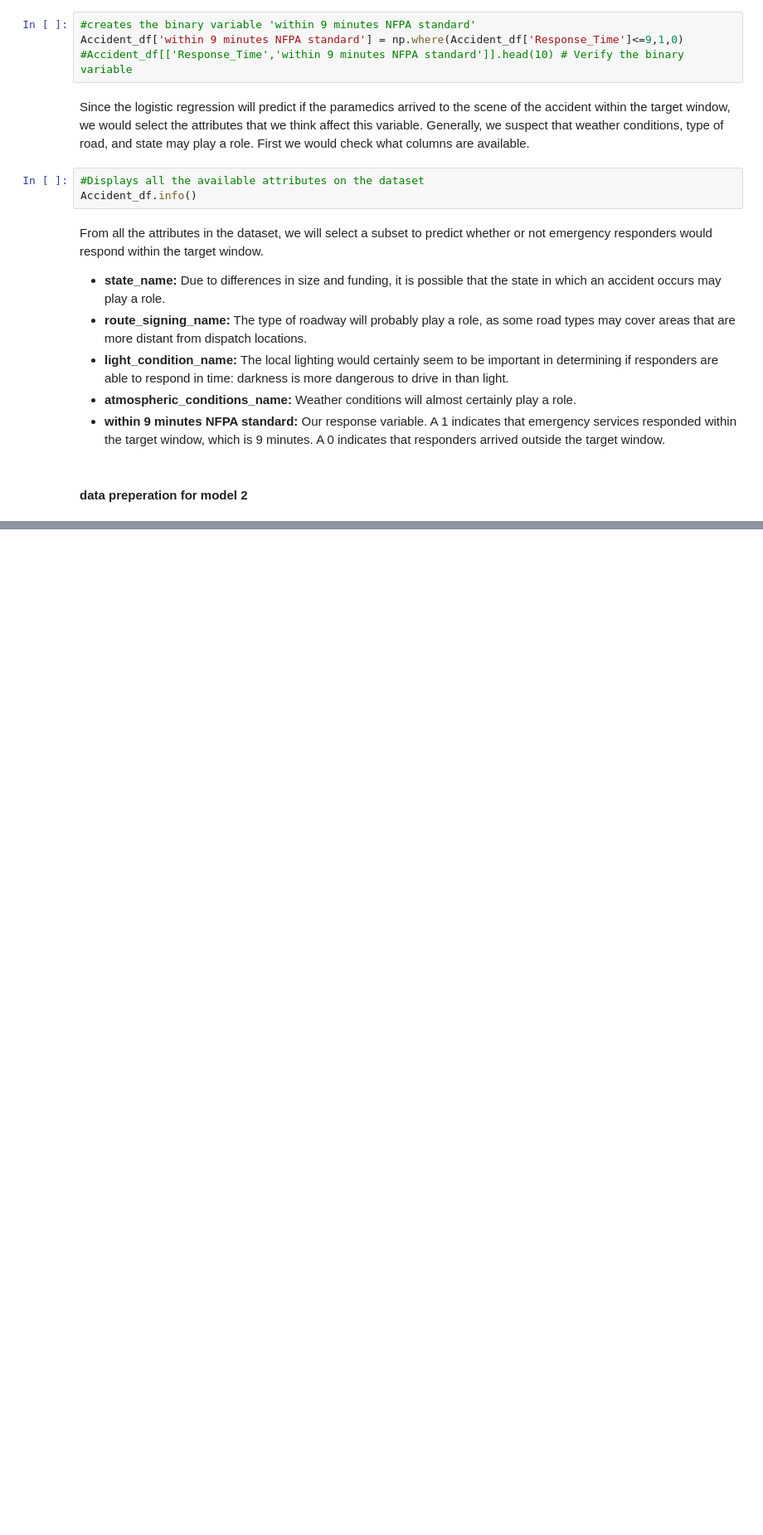
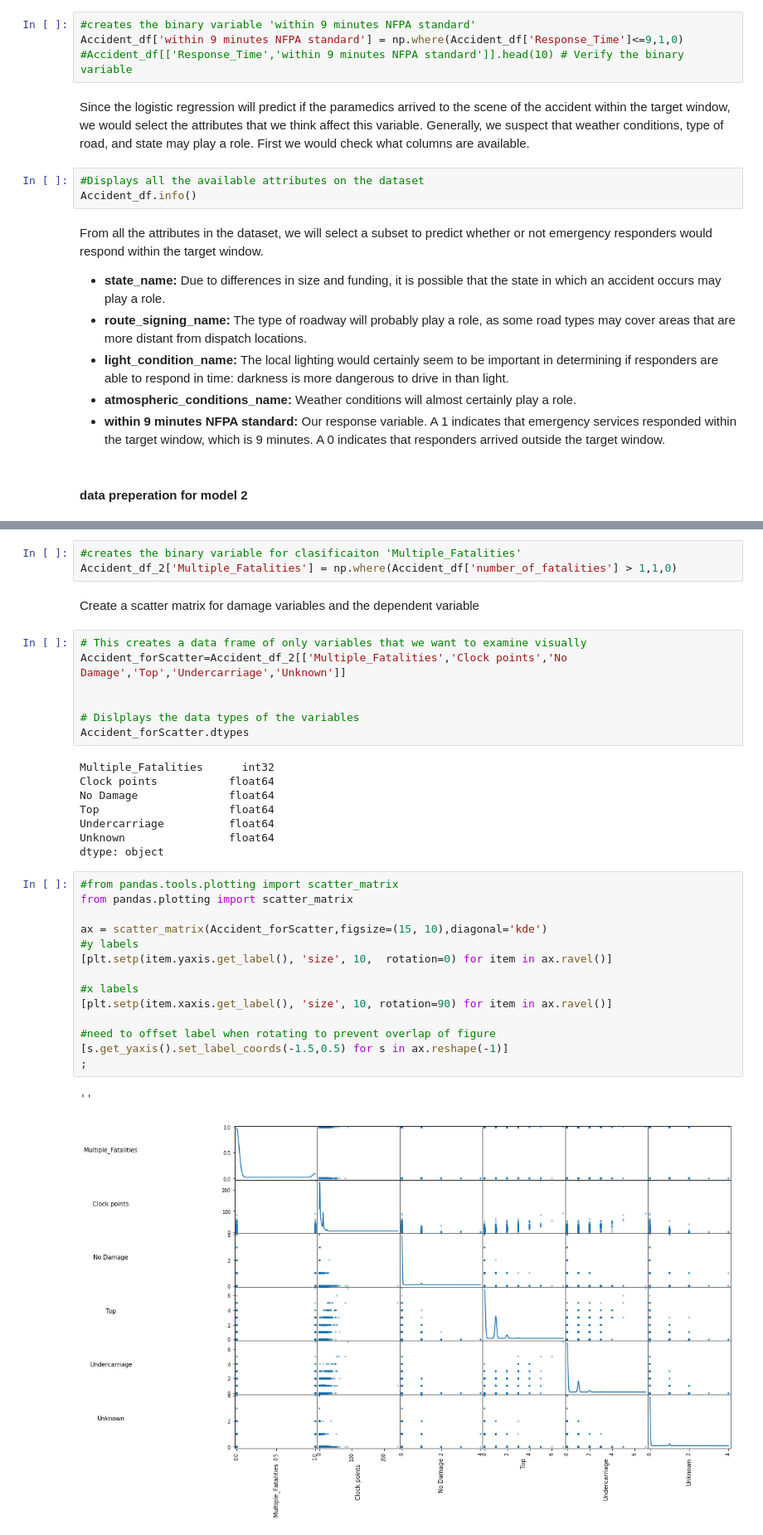
Before and after one commit to ecantu75/DataMining_Lab2, a Jupyter notebook: DataMining_LAB_2.ipynb, the cells around one changed output, grey strips where cells are left out. Shown: that part at 83% size. Drawn from its saved outputs; the diff is of its cells as text; blank space fills up the shorter version.

Commit message:
Data Quality
Data Quality, Data description for damage and distract and scatter plots

```diff
--- a/DataMining_LAB_2.ipynb
+++ b/DataMining_LAB_2.ipynb
@@ -151,0 +261,37 @@ print(distract_null.consecutive_number.count(),'records were removed due to miss
+# %%
+#creates the binary variable for clasificaiton 'Multiple_Fatalities'
+Accident_df_2['Multiple_Fatalities'] = np.where(Accident_df['number_of_fatalities'] > 1,1,0)
+# %% [markdown]
+Create a scatter matrix for damage variables and the dependent variable
+# %%
+# This creates a data frame of only variables that we want to examine visually
+Accident_forScatter=Accident_df_2[['Multiple_Fatalities','Clock points','No Damage','Top','Undercarriage','Unknown']]
+
+
+# Dislplays the data types of the variables
+Accident_forScatter.dtypes
+# %% [output]
+Multiple_Fatalities      int32
+Clock points           float64
+No Damage              float64
+Top                    float64
+Undercarriage          float64
+Unknown                float64
+dtype: object
+# %%
+#from pandas.tools.plotting import scatter_matrix
+from pandas.plotting import scatter_matrix
+
+ax = scatter_matrix(Accident_forScatter,figsize=(15, 10),diagonal='kde')
+#y labels
+[plt.setp(item.yaxis.get_label(), 'size', 10,  rotation=0) for item in ax.ravel()]
+
+#x labels
+[plt.setp(item.xaxis.get_label(), 'size', 10, rotation=90) for item in ax.ravel()]
+
+#need to offset label when rotating to prevent overlap of figure
+[s.get_yaxis().set_label_coords(-1.5,0.5) for s in ax.reshape(-1)]
+;
+# %% [output]
+''
+[figure, added]
```
Also changed, not shown: parts of 7 cells of this notebook.
